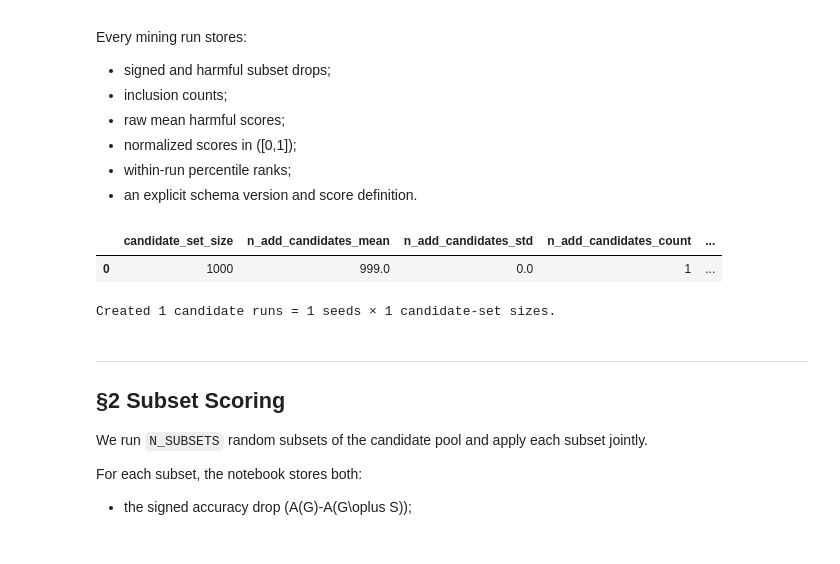
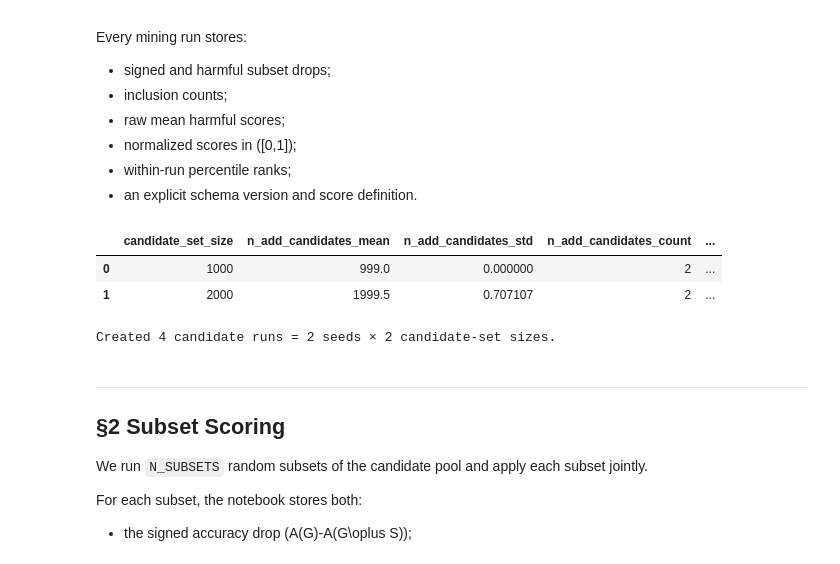
Before and after one commit to hschult5/masterthesis-attacker-gnn, a Jupyter notebook: notebooks/master_thesis_rq3_resumable_with_full_graph.ipynb, the cells around one changed output. Drawn from its saved outputs; the diff is of its cells as text; code cells hidden in the pictures.

```diff
--- a/notebooks/master_thesis_rq3_resumable_with_full_graph.ipynb
+++ b/notebooks/master_thesis_rq3_resumable_with_full_graph.ipynb
@@ -75,7 +75,7 @@ SPLIT = 'ratio'
 # All experiments in this notebook are repeated for these seeds.
 # Add/remove values here; every raw table keeps `seed`, while displayed tables
 # and plots aggregate over this list.
-SEEDS = [0]
+SEEDS = [0,1]
 if not SEEDS:
     raise ValueError("SEEDS must contain at least one integer seed.")
 SEEDS = [int(seed) for seed in SEEDS]
@@ -105,7 +105,7 @@ MINER = 'prbcd'
 MINER_LOCAL_FACTOR = 0.5
 DEGREE_CAP_PCT = None
 PRBCD_BUDGET_FRACTION = 0.5
-CANDIDATE_SET_SIZES = [1000]
+CANDIDATE_SET_SIZES = [1000, 2000]
 PRBCD_CANDIDATE_FRACTIONS = [0.0]
 SCORING_MODES = ["endpoint","subset_accuracy_drop"]
 LABEL_MODES = ["continuous"]
@@ -475,7 +475,7 @@ from IPython.display import display
 import random
 import pandas as pd
 
-
+# Generated by ChatGPT 5.1
 def _safe_config_value(value):
     text = f"{value:.12g}" if isinstance(value, float) else str(value)
     return (
@@ -490,7 +490,6 @@ def _safe_config_value(value):
 
 def sample_random_candidates(num_nodes: int, count: int, *, seed: int,):
     """Sample candidate edges"""
-    n_possible = num_nodes * (num_nodes - 1) // 2
     rng = random.Random(int(seed))
     sampled = set()
     while len(sampled) < count:
@@ -533,35 +532,36 @@ for context in SEED_CONTEXTS:
         })
 
 # ---------------------------------------------------------
 # Summary table
 # ---------------------------------------------------------
 
 candidate_config_raw_df = pd.DataFrame([
     {
         key: value
         for key, value in run.items()
         if key not in {
             "context",
             "candidates",
         }
     }
     for run in candidate_runs
 ])
 candidate_config_df = aggregate_over_seeds(
     candidate_config_raw_df,
     ["candidate_set_size"],
     ["n_add_candidates", "n_delete_candidates"],
 )
 display(candidate_config_df)
 print(
     f"Created {len(candidate_runs)} candidate runs = "
     f"{len(SEEDS)} seeds × "
     f"{len(CANDIDATE_SET_SIZES)} candidate-set sizes."
 )
 # %% [output]
 |  | candidate_set_size | n_add_candidates_mean | n_add_candidates_std | n_add_candidates_count | ... |
-| 0 | 1000 | 999.0 | 0.0 | 1 | ... |
+| 0 | 1000 | 999.0 | 0.000000 | 2 | ... |
+| 1 | 2000 | 1999.5 | 0.707107 | 2 | ... |
-Created 1 candidate runs = 1 seeds × 1 candidate-set sizes.
+Created 4 candidate runs = 2 seeds × 2 candidate-set sizes.
 # %% [markdown]
 ---
 ## §2  Subset Scoring
```
Also changed, not shown: parts of 32 cells of this notebook, 2 other files.
